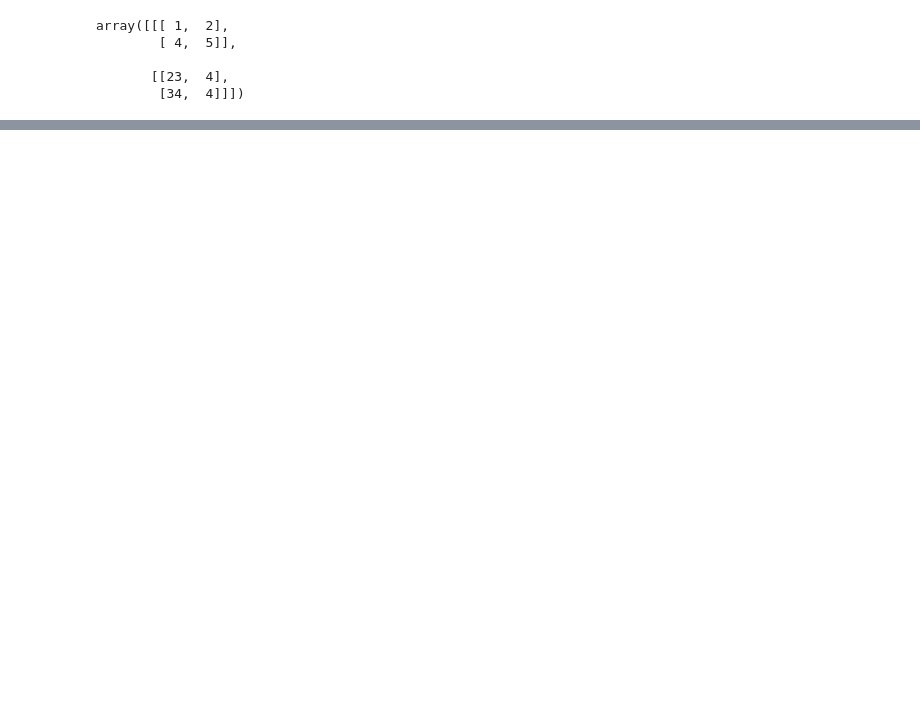
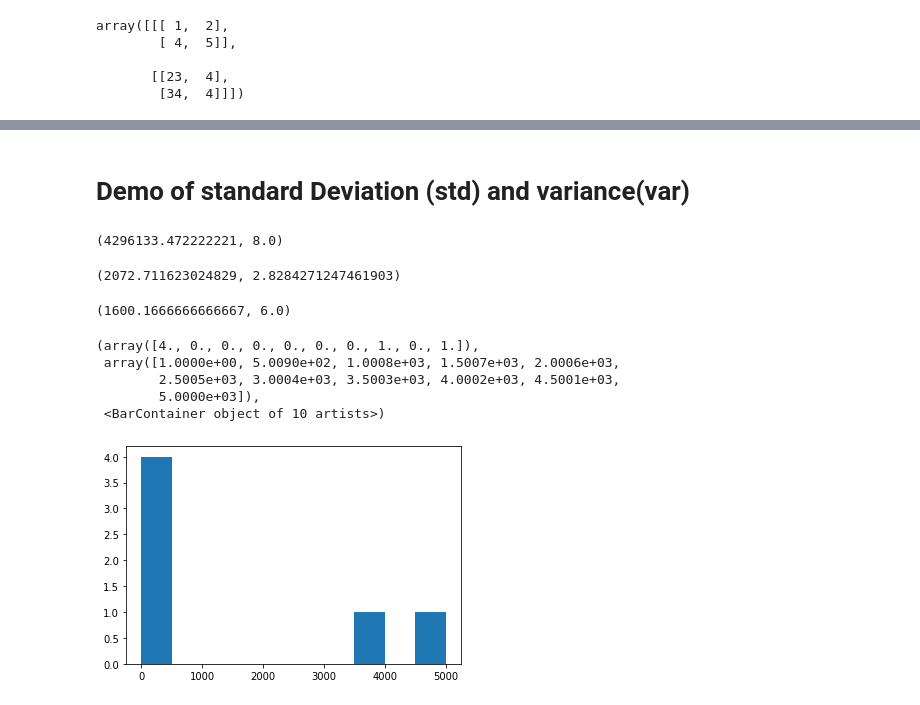
Before and after one commit to AbhishekPractise1/UdemyZTMCourseContent, a Jupyter notebook: Numpy/NumPy 1 .ipynb, the cells around one changed output, grey strips where cells are left out. Cells and saved outputs as stored; diff of their text form; code cells hidden in the pictures; blank space fills up the shorter version.

```diff
--- a/Numpy/NumPy 1 .ipynb
+++ b/Numpy/NumPy 1 .ipynb
@@ -288,0 +661,30 @@ array([[[ 1,  2],
+# %% [markdown]
+# Demo of standard Deviation (std) and variance(var)
+# %%
+highv = np.array([1,100,200,300,4000,5000])
+lowv = np.array([2,4,6,8,10])
+#before running the code we can comment that highv numbers are more spread out
+# and step between highv elements varies and is far more greater than lowv
+# %%
+np.var(highv) , np.var(lowv)
+# %% [output]
+(4296133.472222221, 8.0)
+# %%
+np.std(highv) , np.std(lowv)
+# %% [output]
+(2072.711623024829, 2.8284271247461903)
+# %%
+np.mean(highv) , np.mean(lowv)
+# %% [output]
+(1600.1666666666667, 6.0)
+# %%
+%matplotlib inline
+import matplotlib.pyplot as plt
+plt.hist(highv)
+# %% [output]
+(array([4., 0., 0., 0., 0., 0., 0., 1., 0., 1.]),
+ array([1.0000e+00, 5.0090e+02, 1.0008e+03, 1.5007e+03, 2.0006e+03,
+        2.5005e+03, 3.0004e+03, 3.5003e+03, 4.0002e+03, 4.5001e+03,
+        5.0000e+03]),
+ <BarContainer object of 10 artists>)
+[figure, added]
```
Also changed, not shown: parts of 87 cells of this notebook.
